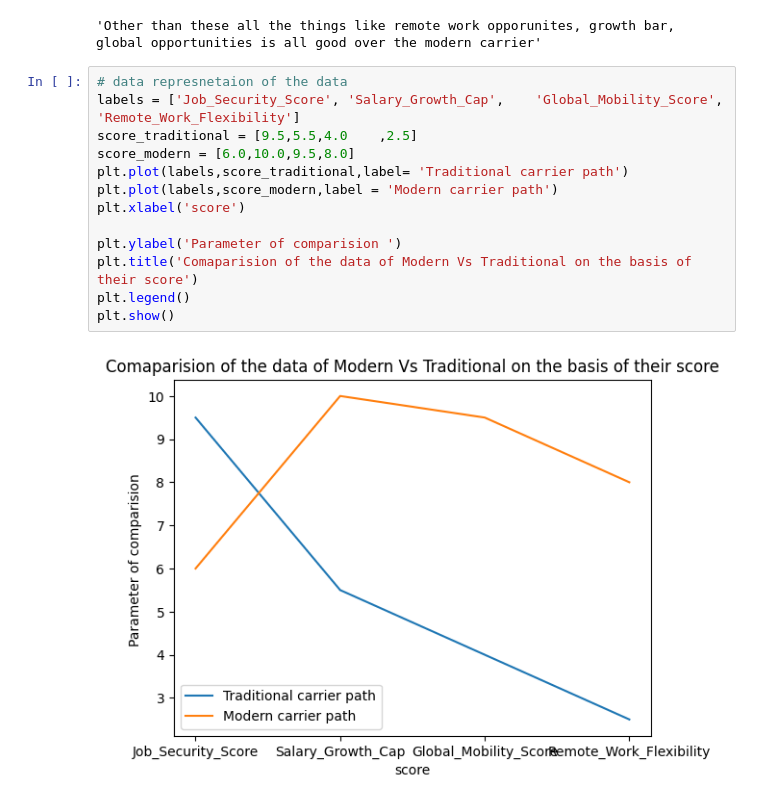
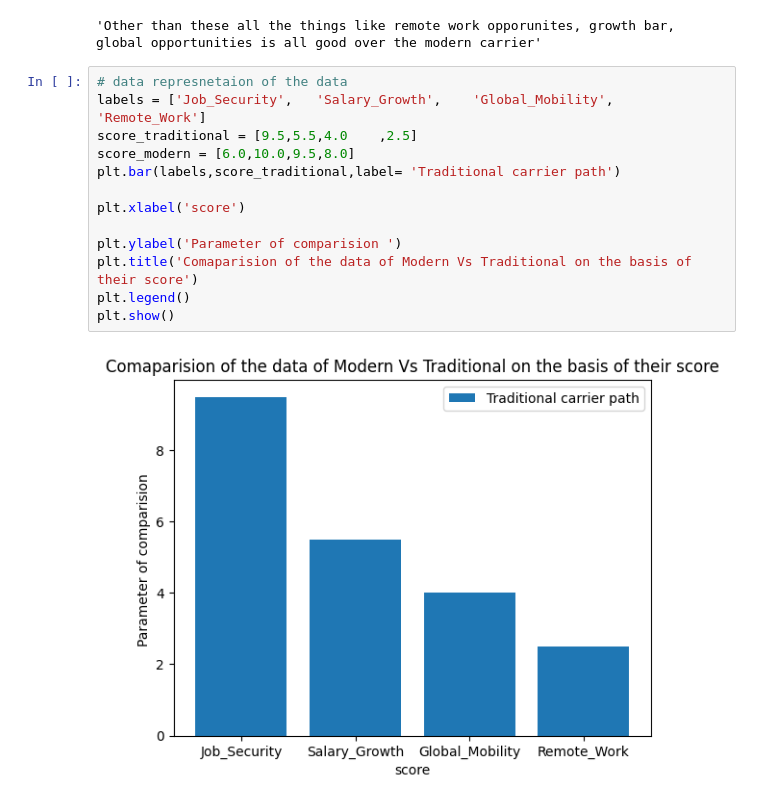
Before and after one commit to Venux09/Carrier-analysis-project, a Jupyter notebook: commerce_stream/commerce_main_page.ipynb, the cells around one changed output. Cells and saved outputs as stored; diff of their text form.

```diff
--- a/commerce_stream/commerce_main_page.ipynb
+++ b/commerce_stream/commerce_main_page.ipynb
@@ -168,16 +168,16 @@ f"Other than these all the things like remote work opporunites, growth bar, glob
 'Other than these all the things like remote work opporunites, growth bar, global opportunities is all good over the modern carrier'
 # %%
 # data represnetaion of the data
-labels = ['Job_Security_Score',	'Salary_Growth_Cap',	'Global_Mobility_Score',	'Remote_Work_Flexibility']
+labels = ['Job_Security',	'Salary_Growth',	'Global_Mobility',	'Remote_Work']
 score_traditional = [9.5,5.5,4.0	,2.5]
 score_modern = [6.0,10.0,9.5,8.0]
-plt.plot(labels,score_traditional,label= 'Traditional carrier path')
-plt.plot(labels,score_modern,label = 'Modern carrier path')
+plt.bar(labels,score_traditional,label= 'Traditional carrier path')
+
 plt.xlabel('score')
 
 plt.ylabel('Parameter of comparision ')
 plt.title('Comaparision of the data of Modern Vs Traditional on the basis of their score')
 plt.legend()
 plt.show()
 # %% [output]
-[figure, old version]
+[figure, new version]
```
Also changed, not shown: parts of 4 cells of this notebook, 1 other file.
